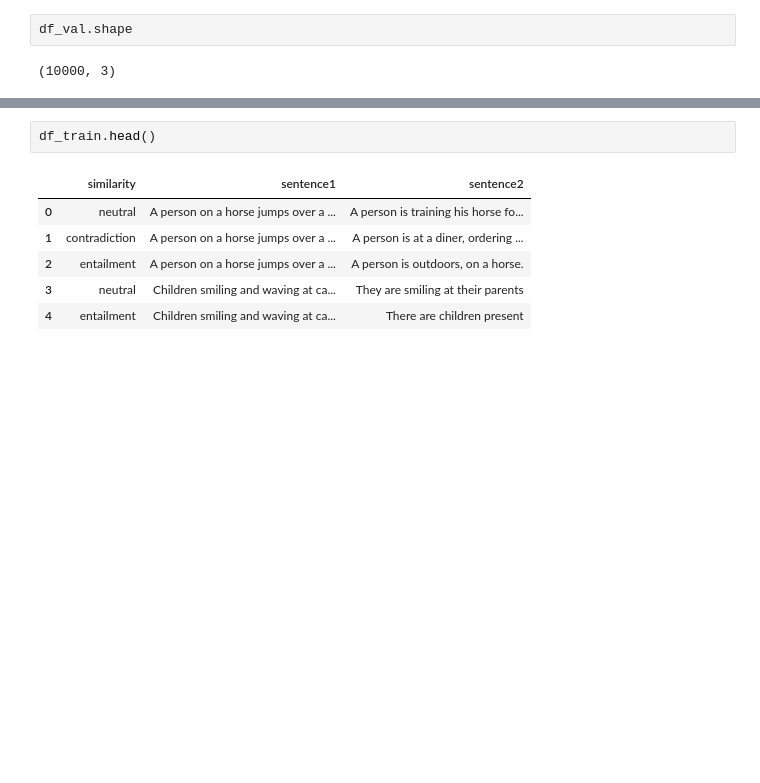
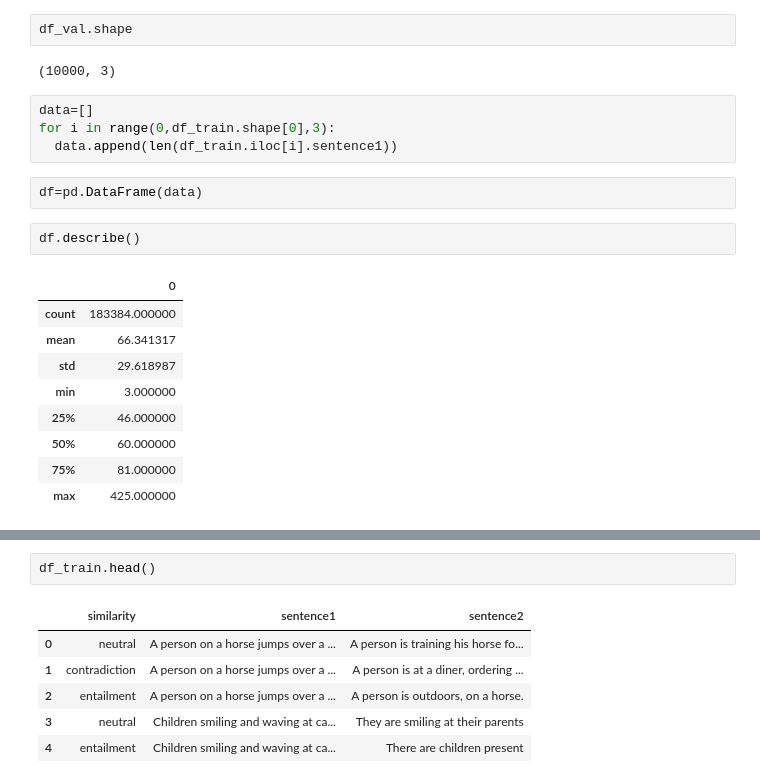
Before and after one commit to aemreusta/success-of-ai-writers, a Jupyter notebook: data_preprocessing.ipynb, the cells around one changed output, grey strips where cells are left out. Drawn from its saved outputs; the diff is of its cells as text; blank space fills up the shorter version.

```diff
--- a/data_preprocessing.ipynb
+++ b/data_preprocessing.ipynb
@@ -26,3 +26,21 @@ df_train.shape
 df_val.shape
 # %% [output]
 (10000, 3)
+# %%
+data=[]
+for i in range(0,df_train.shape[0],3):
+  data.append(len(df_train.iloc[i].sentence1))
+# %%
+df=pd.DataFrame(data)
+# %%
+df.describe()
+# %% [output]
+|  | 0 |
+| count | 183384.000000 |
+| mean | 66.341317 |
+| std | 29.618987 |
+| min | 3.000000 |
+| 25% | 46.000000 |
+| 50% | 60.000000 |
+| 75% | 81.000000 |
+| max | 425.000000 |
```
Also changed, not shown: parts of 12 cells of this notebook.
